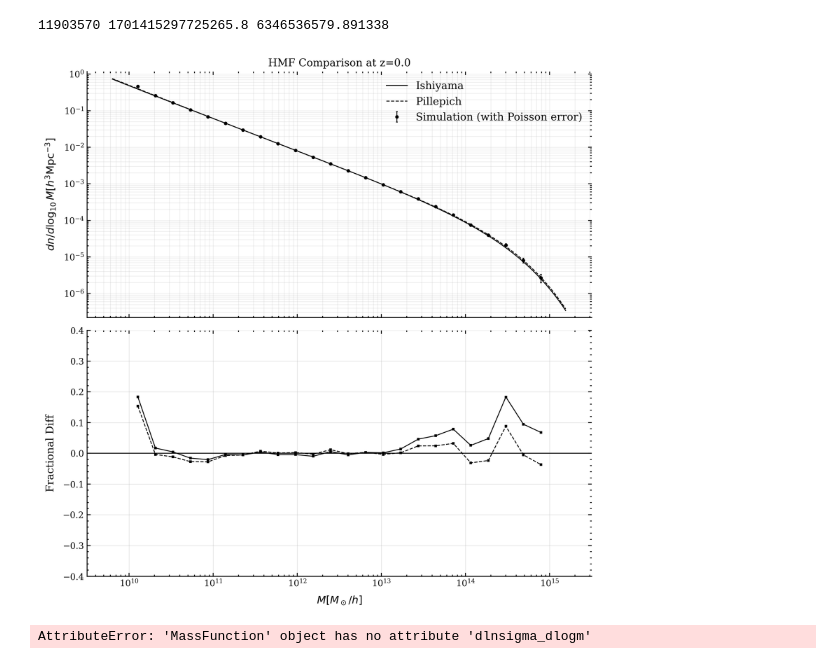
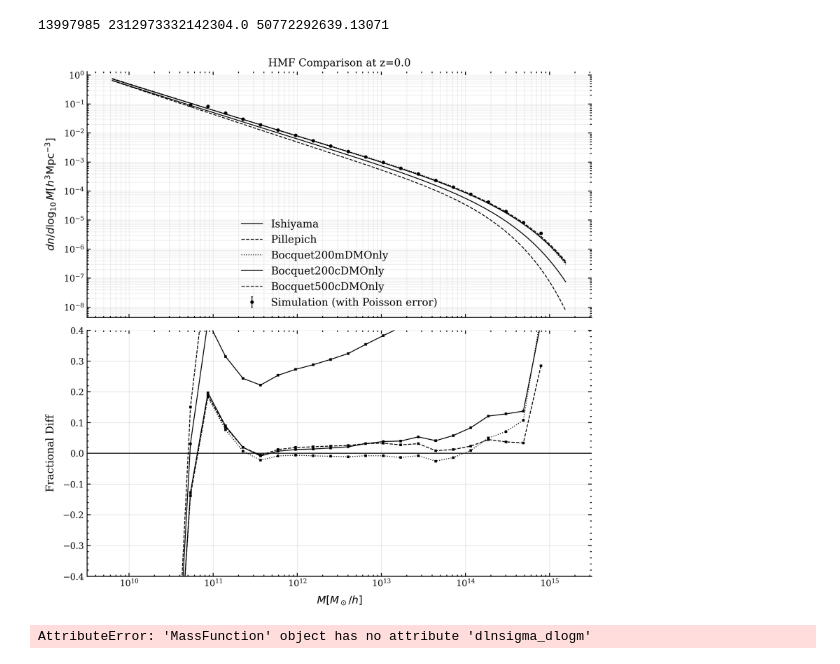
Before and after one commit to cosmologychen/cube_nu_new, a Jupyter notebook: analysis.ipynb, the cells around one changed output. Cells and saved outputs as stored; diff of their text form; code cells hidden in the pictures.

```diff
--- a/analysis.ipynb
+++ b/analysis.ipynb
@@ -10,7 +10,7 @@ from scipy.stats import gamma
 
 # 读取参数
 # Universe = '_2400_6144'
-Path = '/home/cossim/cube_nu/cube_nest/1200_8/'
+Path = '/home/cossim/cube_nu/cube_nest/2400_8/'
 # z = np.loadtxt(Path+'/code/z_checkpoint.txt');n_checkpoint = len(z);a = 1. / (1. + z);num_step = np.zeros(n_checkpoint)
 Dir = '/image1/'
 Redshift = '0.000'
@@ -481,20 +454,20 @@ Note: you may need to restart the kernel to use updated packages.
 # %%
 def load_halo_mass(filename):
     with open(filename, 'rb') as f:
-        nh_bytes = f.read(4)
-        if len(nh_bytes) < 4:
-            return None, []
+        # nh_bytes = f.read(4)
+        # if len(nh_bytes) < 4:
+        #     return None, []
 
         # 解析header
-        nhalo_tot = int(struct.unpack('i', nh_bytes)[0])
+        nhalo_tot = 13997985#int(struct.unpack('i', nh_bytes)[0])
         mass_bytes = f.read(nhalo_tot * 4)
         mass = np.frombuffer(mass_bytes, dtype=np.int32) * sim['mass_p_solar_per_h']
     return nhalo_tot, mass
 
-nh,mass = load_halo_mass('/home/cossim/cube_nu/cube_nest/1200_8/image1/0.000_halo_mass_800_1.bin')
+nh,mass = load_halo_mass('/home/cossim/cube_nu/cube_nest/2400_8/image1/0.000_halo_mass_all_800_1.bin')
 print(nh,max(mass),min(mass))
 # %% [output]
-11903570 1701415297725265.8 6346536579.891338
+13997985 2312973332142304.0 50772292639.13071
 # %%
 import numpy as np
 import matplotlib.pyplot as plt
@@ -502,7 +475,7 @@ from hmf import MassFunction
 
 # --- 1. 模拟参数设置 ---
 sim_params = {
-    'L_box': 300.0,
+    'L_box': 600.0,
     'z': 0.0,
     'cosmo_params': {"Om0": 0.279, "H0": 70.0, "Ob0": 0.046}, # 假设 Ob0 为典型值
     'sigma_8': 0.8211
@@ -521,7 +494,7 @@ hmf_err = np.sqrt(counts) / (sim_params['L_box']**3) / dlogM
 # --- 2. 计算多种理论模型 ---
 models = ['PS', 'SMT', 'ST', 'Jenkins', 'Warren', 'Reed03', 'Reed07', 'Peacock', 'Angulo', 'AnguloBound', 'Watson_FoF', 'Watson', 'Crocce', 'Courtin', 'Bhattacharya', 'Tinker08', 'Tinker10', 'Behroozi', 'Pillepich', 'Manera', 'Ishiyama', 'Bocquet200mDMOnly', 'Bocquet200cDMOnly', 'Bocquet500cDMOnly']#, 'SMT', 'PressSchechter']
 models = ['Reed07','Crocce','Ishiyama','Pillepich']
-models = ['Ishiyama','Pillepich']
+models = ['Ishiyama','Pillepich', 'Bocquet200mDMOnly', 'Bocquet200cDMOnly', 'Bocquet500cDMOnly']
 linestyles = ['-', '--', ':']
 theory_results = {}
 # colors = ["#78ff68", "#68ff73", "#68ff8f", "#68ffaa", "#68ffc6", "#68ffe1", "#68fffd", "#68e6ff", "#68caff", "#68afff", "#6893ff", "#6878ff", "#7368ff", "#8f68ff", "#aa68ff", "#c668ff", "#e168ff", "#fd68ff", "#ff68e6", "#ff68ca", "#ff68af", "#ff6893", "#ff6878", "#ff7368", "#ff8f68", "#ffaa68", "#ffc668", "#ffe168", "#fffd68", "#e6ff68", "#caff68", "#afff68", "#93ff68"][::4]
@@ -544,34 +517,34 @@ fig, (ax1, ax2) = plt.subplots(2, 1, sharex=True, gridspec_kw={'height_ratios':
 
 for i, model in enumerate(models):
     M_theory, dndlogM_theory, _ = theory_results[model]
     ax1.loglog(M_theory, dndlogM_theory, color='k', label=f'{model}', linestyle=linestyles[i%3], lw=1)
 
 # 主图
 ax1.errorbar(bin_centers, hmf_sim, yerr=hmf_err, fmt='ko', markersize=3, capsize=1, label='Simulation (with Poisson error)')
 ax1.set_xlim(10**9.5, 10**15.5)
 ax1.set_ylabel(r'$dn/d\log_{10}M [h^3 \rm{Mpc}^{-3}]$', fontsize=12)
 ax1.set_title(f'HMF Comparison at z={sim_params["z"]}')
 ax1.legend(ncol=1)
 ax1.grid(True, which='both', alpha=0.2)
 
 # 残差图 (Sim / Theory - 1)
 for i, model in enumerate(models):
     _, _, interp_val = theory_results[model]
     # 避免除以 0
     valid = interp_val > 0
     res = (hmf_sim[valid] / interp_val[valid]) - 1
     ax2.plot(bin_centers[valid], res, color='k', label=model, linestyle=linestyles[i%3], marker='s', markersize=2)
 
 ax2.axhline(0, color='k', lw=1)
 ax2.set_ylabel('Fractional Diff', fontsize=12)
 ax2.set_xlabel(r'$M [M_\odot/h]$', fontsize=12)
 ax2.set_ylim(-0.4, 0.4) # 纵坐标显示正负 40% 的偏差
 ax2.grid(True, alpha=0.3)
 
 plt.tight_layout()
 plt.show()
 # %% [output]
-[figure, old version]
+[figure, new version]
 # %%
 import numpy as np
 import matplotlib.pyplot as plt
```
Also changed, not shown: parts of 3 cells of this notebook, 5 other files.
